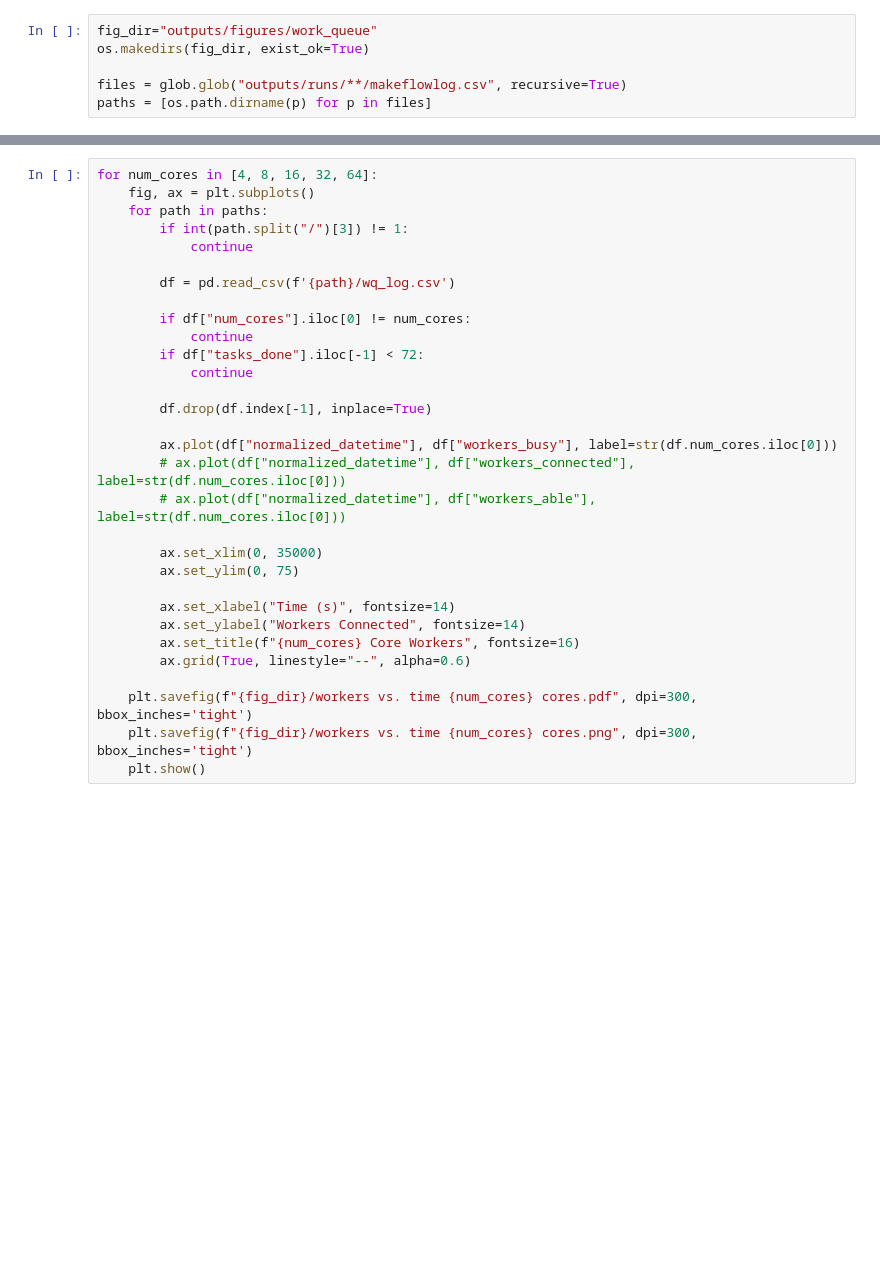
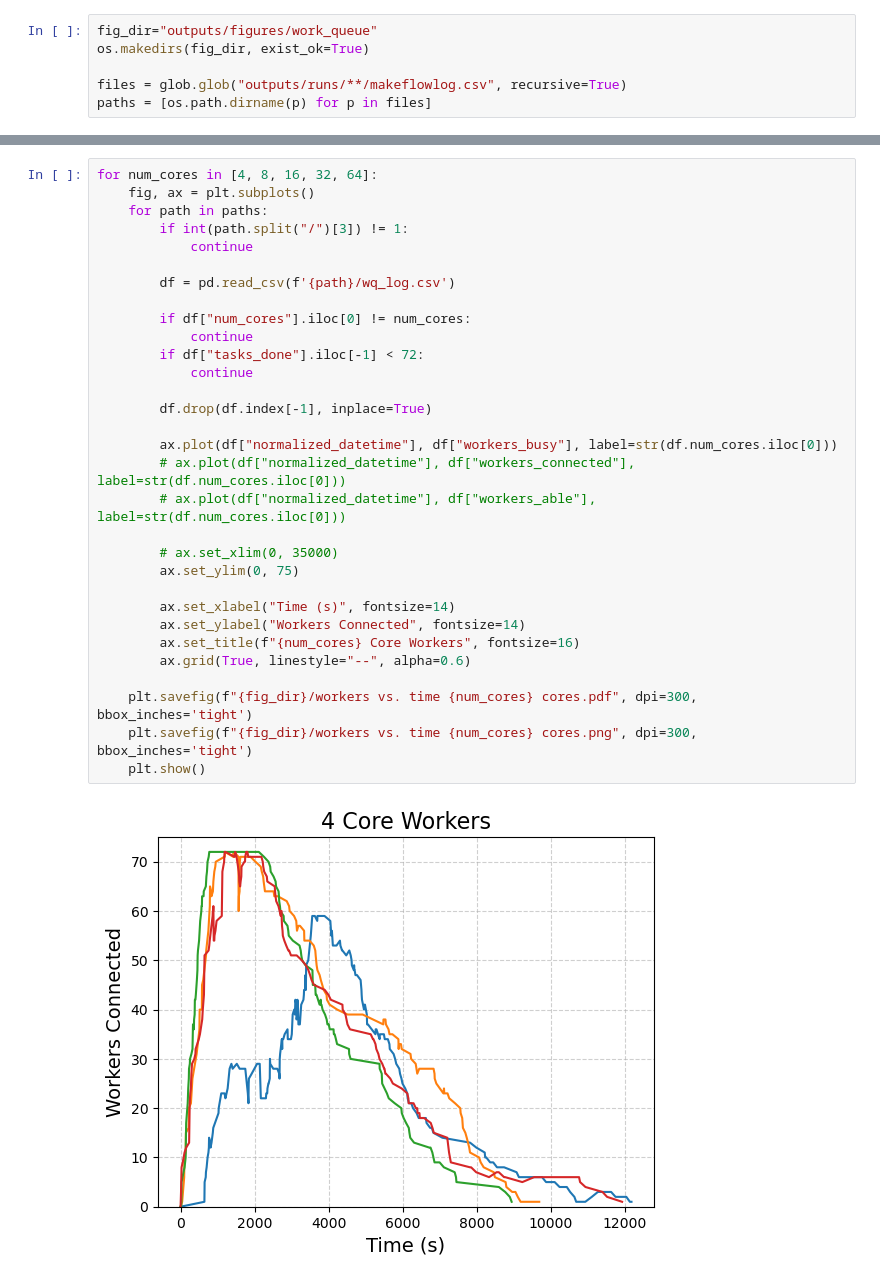
Before and after one commit to radical-collaboration/xGFabric, a Jupyter notebook: demo2/nd/CFDaAI/graphing/wq_graphing.ipynb, the cells around one changed output, grey strips where cells are left out. Saved outputs shown, nothing was run; the diff lists cells and outputs as text; blank space fills up the shorter version.

```diff
--- a/demo2/nd/CFDaAI/graphing/wq_graphing.ipynb
+++ b/demo2/nd/CFDaAI/graphing/wq_graphing.ipynb
@@ -29,31 +31,33 @@ plt.show()
 # %%
 for num_cores in [4, 8, 16, 32, 64]:
     fig, ax = plt.subplots()
     for path in paths:
         if int(path.split("/")[3]) != 1:
             continue
 
         df = pd.read_csv(f'{path}/wq_log.csv')
 
         if df["num_cores"].iloc[0] != num_cores:
             continue
         if df["tasks_done"].iloc[-1] < 72:
             continue
 
         df.drop(df.index[-1], inplace=True)
 
         ax.plot(df["normalized_datetime"], df["workers_busy"], label=str(df.num_cores.iloc[0]))
         # ax.plot(df["normalized_datetime"], df["workers_connected"], label=str(df.num_cores.iloc[0]))
         # ax.plot(df["normalized_datetime"], df["workers_able"], label=str(df.num_cores.iloc[0]))
 
-        ax.set_xlim(0, 35000)
+        # ax.set_xlim(0, 35000)
         ax.set_ylim(0, 75)
 
         ax.set_xlabel("Time (s)", fontsize=14)
         ax.set_ylabel("Workers Connected", fontsize=14)
         ax.set_title(f"{num_cores} Core Workers", fontsize=16)
         ax.grid(True, linestyle="--", alpha=0.6)
 
     plt.savefig(f"{fig_dir}/workers vs. time {num_cores} cores.pdf", dpi=300, bbox_inches='tight')
     plt.savefig(f"{fig_dir}/workers vs. time {num_cores} cores.png", dpi=300, bbox_inches='tight')
     plt.show()
+# %% [output]
+[figure, added]
```
Also changed, not shown: parts of 8 cells of this notebook, 3 other files.
